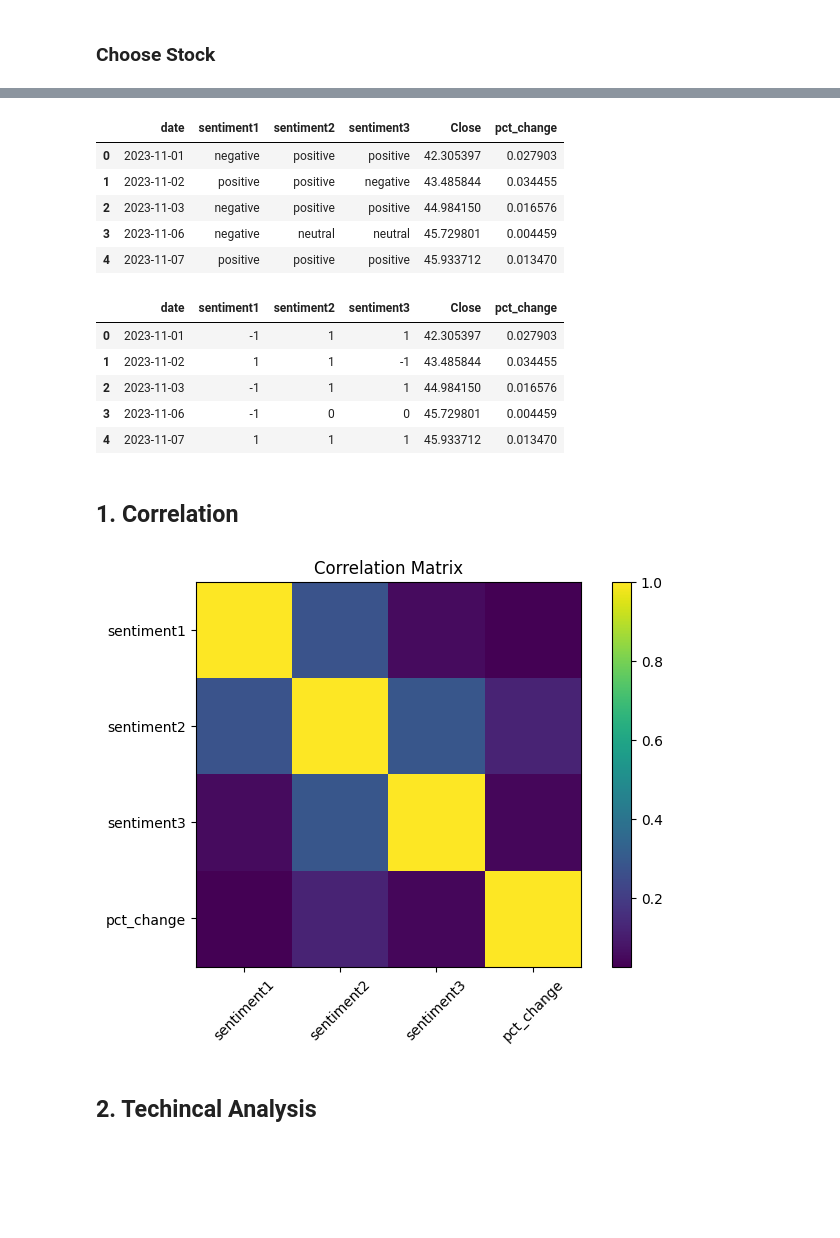
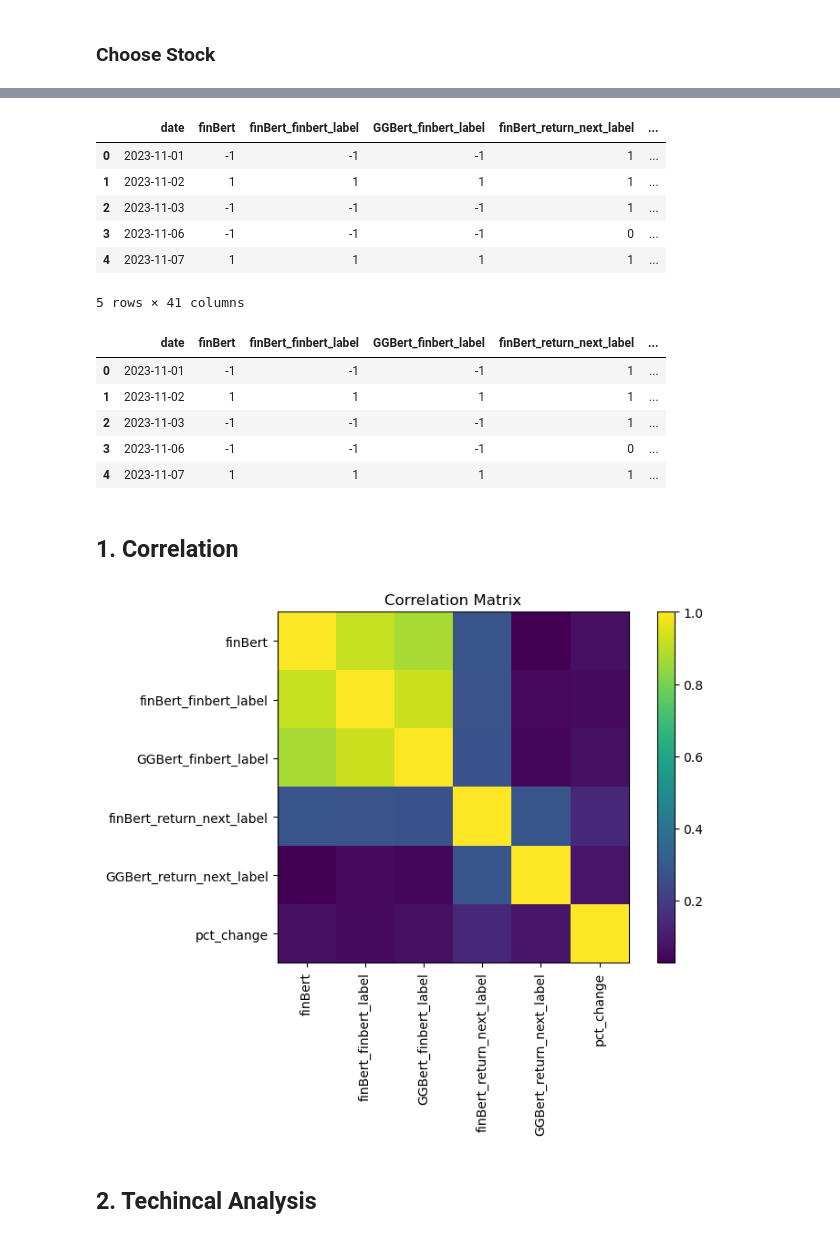
Before and after one commit to Takedaxz/NLP_Stock-Sentiment-Analysis, a Jupyter notebook: finalEvaluation.ipynb, the cells around one changed output, grey strips where cells are left out. Saved outputs shown, nothing was run; the diff lists cells and outputs as text; code cells hidden in the pictures; blank space fills up the shorter version.

```diff
--- a/finalEvaluation.ipynb
+++ b/finalEvaluation.ipynb
@@ -13,7 +13,7 @@ from sklearn.metrics import accuracy_score, precision_score, recall_score
 # %% [markdown]
 ### Load Model
 # %%
-output_df=pd.read_csv('sentiment_data/date_sentiments_finbert_pctv1_pctv2.csv')
+output_df=pd.read_csv('sentiment_data/sentiments_final.csv')
 # %%
 output_df.sort_values(by='date', ascending=True, inplace=True)
 display(output_df.head())
@@ -34,6 +34,6 @@ display(output_df.tail())
 # %% [markdown]
 ### Choose Stock
 # %%
-stock = "NVDA"
+stock = "^SPX"
 stock_df = yf.download(stock, start="2023-01-01", end="2025-05-01", multi_level_index=False)
 # %% [output]
@@ -92,12 +91,13 @@ df.drop(columns=['Date'], inplace=True)
 # %%
 display(df.head())
 # %% [output]
-|  | date | sentiment1 | sentiment2 | sentiment3 | Close | pct_change |
-| 0 | 2023-11-01 | negative | positive | positive | 42.305397 | 0.027903 |
-| 1 | 2023-11-02 | positive | positive | negative | 43.485844 | 0.034455 |
-| 2 | 2023-11-03 | negative | positive | positive | 44.984150 | 0.016576 |
-| 3 | 2023-11-06 | negative | neutral | neutral | 45.729801 | 0.004459 |
-| 4 | 2023-11-07 | positive | positive | positive | 45.933712 | 0.013470 |
+|  | date | finBert | finBert_finbert_label | GGBert_finbert_label | finBert_return_next_label | ... |
+| 0 | 2023-11-01 | -1 | -1 | -1 | 1 | ... |
+| 1 | 2023-11-02 | 1 | 1 | 1 | 1 | ... |
+| 2 | 2023-11-03 | -1 | -1 | -1 | 1 | ... |
+| 3 | 2023-11-06 | -1 | -1 | -1 | 0 | ... |
+| 4 | 2023-11-07 | 1 | 1 | 1 | 1 | ... |
+5 rows × 41 columns
 # %%
 #change sentiment string to -1,0,1
 def sentiment_to_numeric(sentiment):
@@ -110,35 +110,37 @@ def sentiment_to_numeric(sentiment):
     else:
         return np.nan
 
-df['sentiment1'] = df['sentiment1'].apply(sentiment_to_numeric)
-df['sentiment2'] = df['sentiment2'].apply(sentiment_to_numeric)
-df['sentiment3'] = df['sentiment3'].apply(sentiment_to_numeric)
+df['finBert'] = df['finBert'].apply(sentiment_to_numeric)
+df['finBert_finbert_label'] = df['finBert_finbert_label'].apply(sentiment_to_numeric)
+df['GGBert_finbert_label'] = df['GGBert_finbert_label'].apply(sentiment_to_numeric)
+df['finBert_return_next_label'] = df['finBert_return_next_label'].apply(sentiment_to_numeric)
+df['GGBert_return_next_label'] = df['GGBert_return_next_label'].apply(sentiment_to_numeric)
 # %%
 df.dropna(inplace=True)
 display(df.head())
 # %% [output]
-|  | date | sentiment1 | sentiment2 | sentiment3 | Close | pct_change |
-| 0 | 2023-11-01 | -1 | 1 | 1 | 42.305397 | 0.027903 |
-| 1 | 2023-11-02 | 1 | 1 | -1 | 43.485844 | 0.034455 |
-| 2 | 2023-11-03 | -1 | 1 | 1 | 44.984150 | 0.016576 |
-| 3 | 2023-11-06 | -1 | 0 | 0 | 45.729801 | 0.004459 |
-| 4 | 2023-11-07 | 1 | 1 | 1 | 45.933712 | 0.013470 |
+|  | date | finBert | finBert_finbert_label | GGBert_finbert_label | finBert_return_next_label | ... |
+| 0 | 2023-11-01 | -1 | -1 | -1 | 1 | ... |
+| 1 | 2023-11-02 | 1 | 1 | 1 | 1 | ... |
+| 2 | 2023-11-03 | -1 | -1 | -1 | 1 | ... |
+| 3 | 2023-11-06 | -1 | -1 | -1 | 0 | ... |
+| 4 | 2023-11-07 | 1 | 1 | 1 | 1 | ... |
 # %% [markdown]
 ## 1. Correlation
 # %%
-correlation_df=df[['sentiment1', 'sentiment2', 'sentiment3', 'pct_change']].copy()
+correlation_df=df[['finBert','finBert_finbert_label','GGBert_finbert_label','finBert_return_next_label','GGBert_return_next_label','pct_change',]].copy()
 correlation_df = correlation_df.corr()
 
 plt.figure(figsize=(8, 5))
 plt.title("Correlation Matrix")
 plt.imshow(correlation_df, interpolation='nearest')
 plt.colorbar()
-plt.xticks(range(len(correlation_df.columns)), correlation_df.columns, rotation=45)
+plt.xticks(range(len(correlation_df.columns)), correlation_df.columns, rotation=90)
 plt.yticks(range(len(correlation_df.columns)), correlation_df.columns)
 plt.grid(False)
 plt.show()
 # %% [output]
-[figure, old version]
+[figure, new version]
 # %%
 fig = px.imshow(correlation_df, text_auto=True, aspect="auto", color_continuous_scale='RdBu', title="Correlation Matrix")
 fig.update_xaxes(title_text="Features")
```
Also changed, not shown: parts of 12 cells of this notebook, 2 other files.
